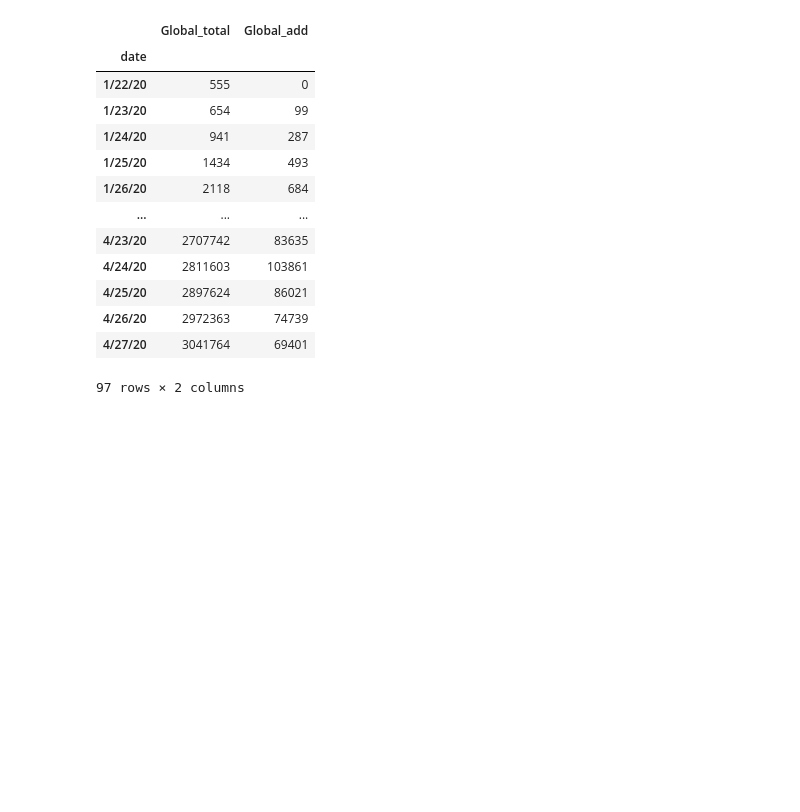
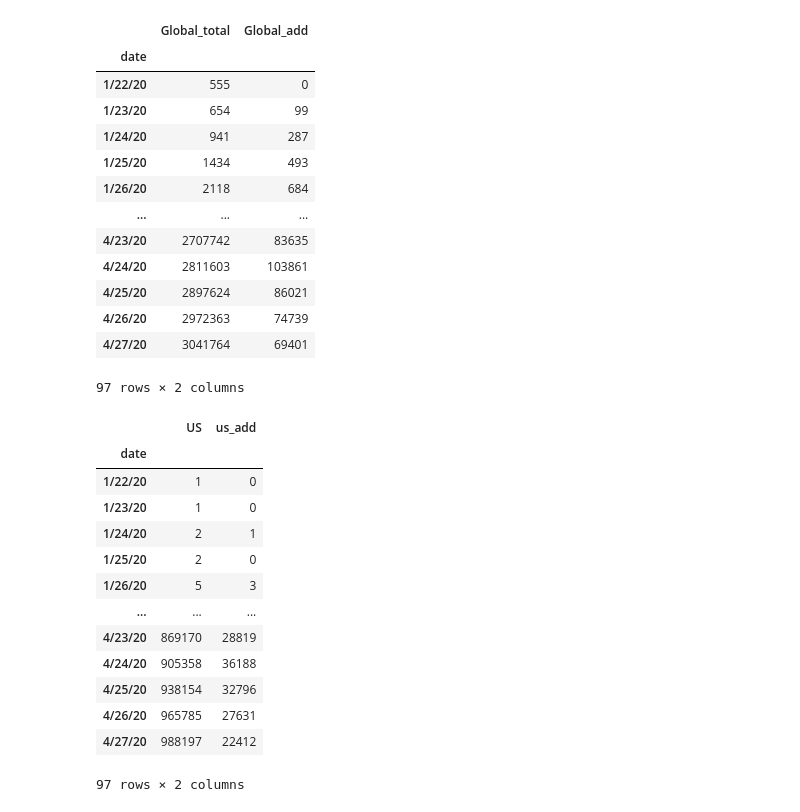
Before and after one commit to fox88-tw/python-basic-hw24, a Jupyter notebook: python-basic-hw24_index-global.ipynb, the cells around one changed output. Cells and saved outputs as stored; diff of their text form; code cells hidden in the pictures; blank space fills up the shorter version.

```diff
--- a/python-basic-hw24_index-global.ipynb
+++ b/python-basic-hw24_index-global.ipynb
@@ -34,0 +42,25 @@ df_cov3
+# %%
+# US
+# 刪除行列
+df_cov2_us = df_cov_us.drop(columns=['Unnamed: 0.1', 'Province/State', 'Lat', 'Long'])
+df_cov2_us.rename(columns={'Country/Region':''}, inplace=True)
+df_cov2_us = df_cov2_us.set_index('').T
+df_cov2_us.index.name = 'date'
+df_cov2_us
+#df_cov3.plot(kind='line')
+#plt.show()
+# %% [output]
+|  | US | us_add |
+| date |  |  |
+| 1/22/20 | 1 | 0 |
+| 1/23/20 | 1 | 0 |
+| 1/24/20 | 2 | 1 |
+| 1/25/20 | 2 | 0 |
+| 1/26/20 | 5 | 3 |
+| ... | ... | ... |
+| 4/23/20 | 869170 | 28819 |
+| 4/24/20 | 905358 | 36188 |
+| 4/25/20 | 938154 | 32796 |
+| 4/26/20 | 965785 | 27631 |
+| 4/27/20 | 988197 | 22412 |
+97 rows × 2 columns
```
Also changed, not shown: parts of 8 cells of this notebook, 1 other file.
